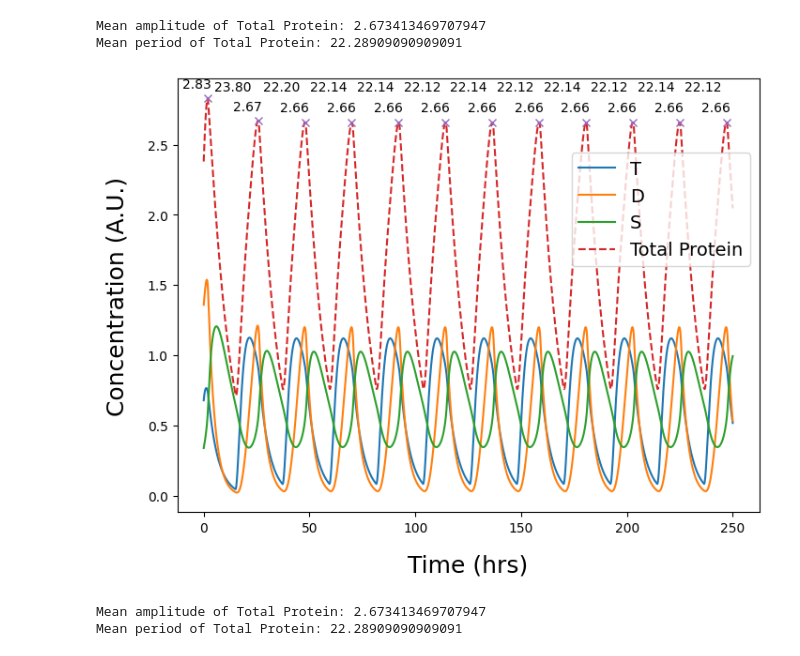
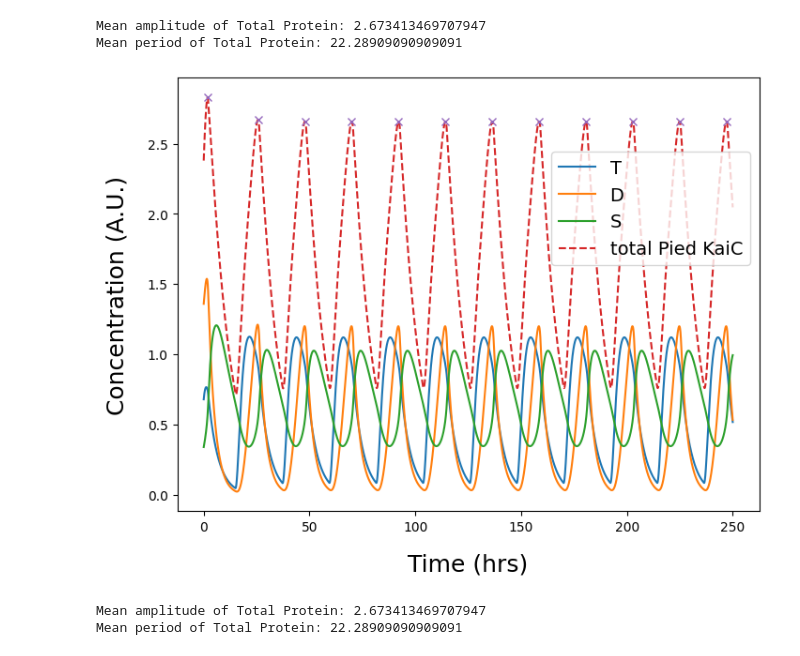
Before and after one commit to YM-25/final_year_project_Temp, a Jupyter notebook: codes/Rust_KaiABC_model_test.ipynb, the cells around one changed output. Drawn from its saved outputs; the diff is of its cells as text; code cells hidden in the pictures.

```diff
--- a/codes/Rust_KaiABC_model_test.ipynb
+++ b/codes/Rust_KaiABC_model_test.ipynb
@@ -90,43 +90,35 @@ if len(peaks) > 1:
     mean_period = np.mean(periods)
 else:
     mean_period = np.nan
 
 mean_amplitude = np.mean(amplitudes)
 
 print(f'Mean amplitude of Total Protein: {mean_amplitude}')
 print(f'Mean period of Total Protein: {mean_period}')
 
 # Plotting results
 plt.figure(figsize=(8,6))
 
 plt.plot(tspan, T_val, label='T')
 plt.plot(tspan, ST_val, label='D')
 plt.plot(tspan, S_val, label='S')
-plt.plot(tspan, total_protein, label='Total Protein', linestyle='--')
+plt.plot(tspan, total_protein, label='total Pied KaiC', linestyle='--')
 
 plt.xlabel('Time (hrs)', fontsize=18, labelpad=15)
 plt.ylabel('Concentration (A.U.)', fontsize=18, labelpad=15)
 
 plt.legend(fontsize=14, loc='upper right', bbox_to_anchor=(1, .85))
 
 
 # Highlight peaks of total protein
 plt.plot(tspan[peaks], total_protein[peaks], "x")
 
-# Annotate peaks with amplitude and period for total protein
-for i in range(len(peaks)):
-    plt.annotate(f'{total_protein[peaks[i]]:.2f}', (tspan[peaks[i]], total_protein[peaks[i]]),
-                 textcoords="offset points", xytext=(-8,8), ha='center', fontsize=10)
-    if i > 0:
-        plt.annotate(f'{tspan[peaks[i]] - tspan[peaks[i-1]]:.2f}',
-                     ((tspan[peaks[i]] + tspan[peaks[i-1]]) / 2, max(total_protein)),
-                     textcoords="offset points", xytext=(0,6), ha='center', fontsize=10)
 
 plt.show()
 # %% [output]
 Mean amplitude of Total Protein: 2.673413469707947
 Mean period of Total Protein: 22.28909090909091
-[figure, old version]
+[figure, new version]
 # %%
 # Main script for 298.15K
 Temp = 298.15
```
